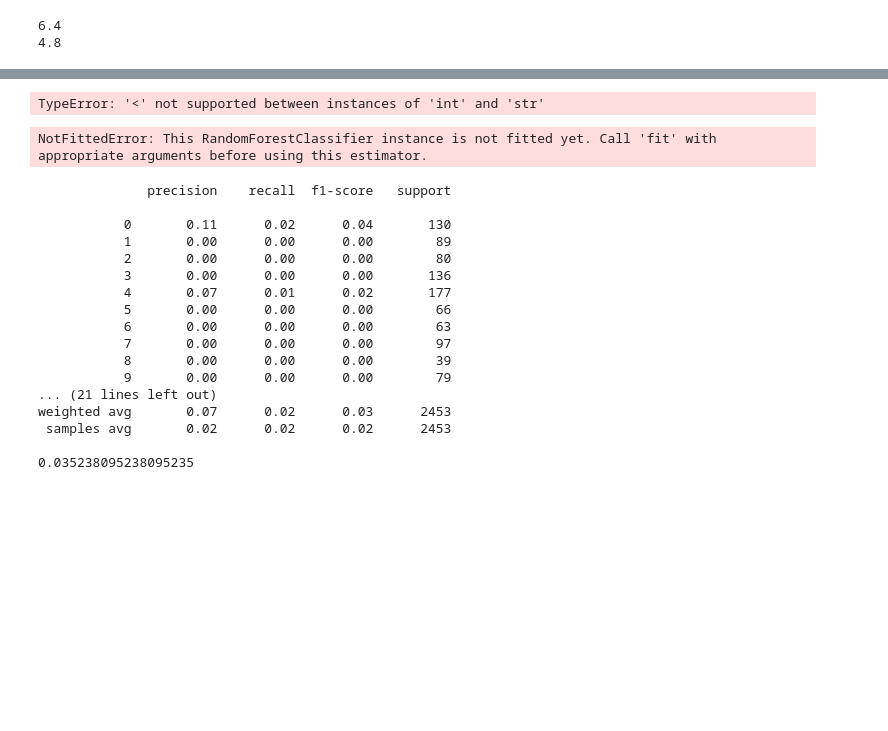
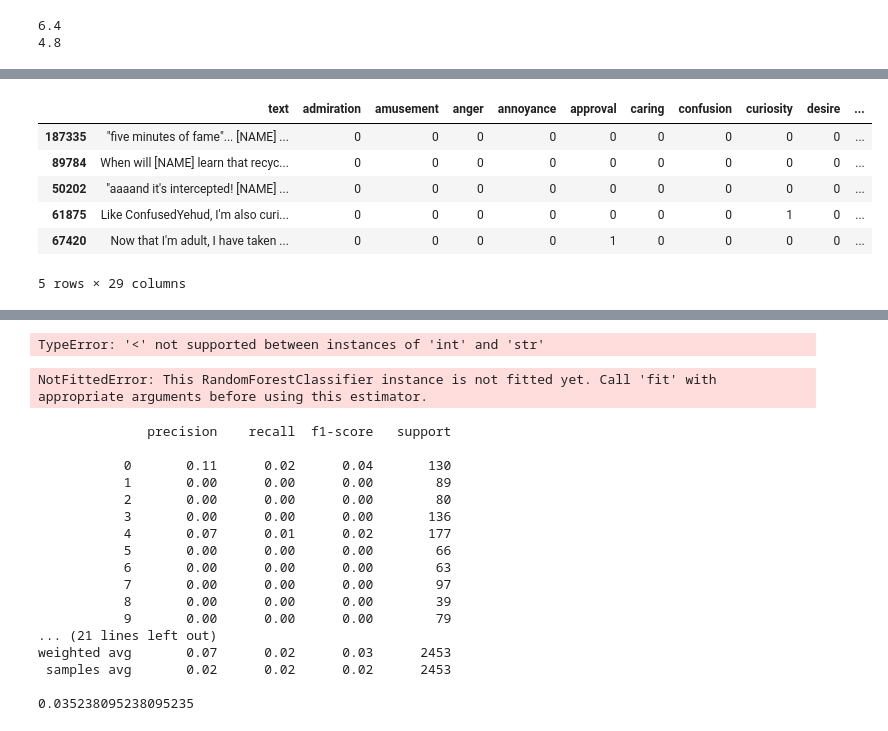
Before and after one commit to tatchiwiggers/mi-person-legacy, a Jupyter notebook: notebooks/random_forest.ipynb, the cells around one changed output, grey strips where cells are left out. Cells and saved outputs as stored; diff of their text form; code cells hidden in the pictures; blank space fills up the shorter version.

```diff
--- a/notebooks/random_forest.ipynb
+++ b/notebooks/random_forest.ipynb
@@ -46,0 +73,10 @@ X.head()
+# %%
+df2.head()
+# %% [output]
+|  | text | admiration | amusement | anger | annoyance | approval | caring | confusion | curiosity | desire | ... |
+| 187335 | "five minutes of fame"... [NAME] ... | 0 | 0 | 0 | 0 | 0 | 0 | 0 | 0 | 0 | ... |
+| 89784 | When will [NAME] learn that recyc... | 0 | 0 | 0 | 0 | 0 | 0 | 0 | 0 | 0 | ... |
+| 50202 | "aaaand it's intercepted! [NAME] ... | 0 | 0 | 0 | 0 | 0 | 0 | 0 | 0 | 0 | ... |
+| 61875 | Like ConfusedYehud, I'm also curi... | 0 | 0 | 0 | 0 | 0 | 0 | 0 | 1 | 0 | ... |
+| 67420 | Now that I'm adult, I have taken ... | 0 | 0 | 0 | 0 | 1 | 0 | 0 | 0 | 0 | ... |
+5 rows × 29 columns
```
Also changed, not shown: parts of 28 cells of this notebook, 2 other files.
